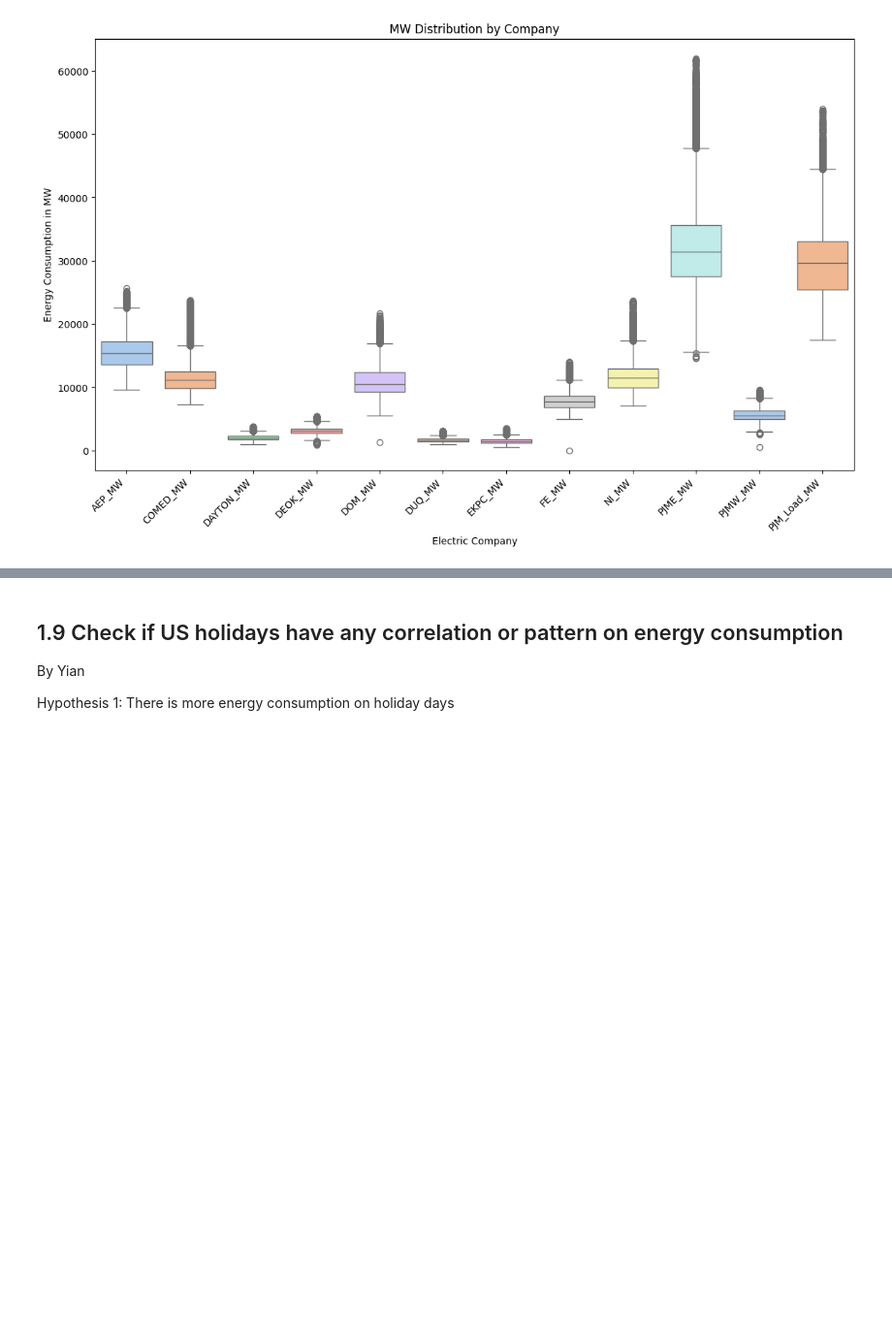
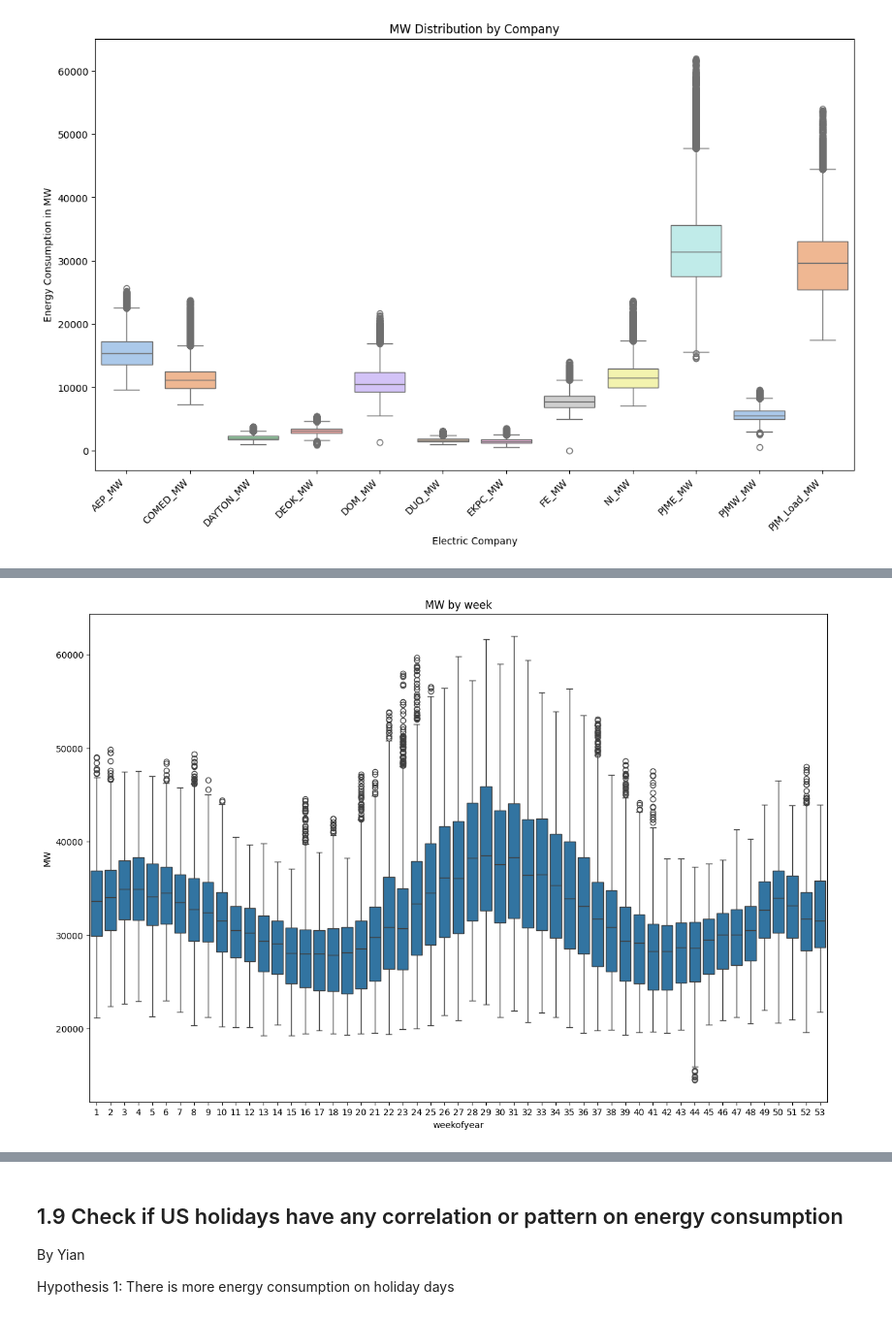
Before and after one commit to hogan-tech/AAI-595-Final, a Jupyter notebook: ML_Project_Time_Series(V2).ipynb, the cells around one changed output, grey strips where cells are left out. Shown: that part at 97% size. Drawn from its saved outputs; the diff is of its cells as text; code cells hidden in the pictures; blank space fills up the shorter version.

```diff
--- a/ML_Project_Time_Series(V2).ipynb
+++ b/ML_Project_Time_Series(V2).ipynb
@@ -263,0 +316,8 @@ plt.show()
+# %%
+#weekly analysis
+fig, ax = plt.subplots(figsize=(15, 10))
+sns.boxplot(data=df1, x='weekofyear', y='MW')
+ax.set_title('MW by week')
+plt.show()
+# %% [output]
+[figure, added]
```
Also changed, not shown: parts of 51 cells of this notebook.
